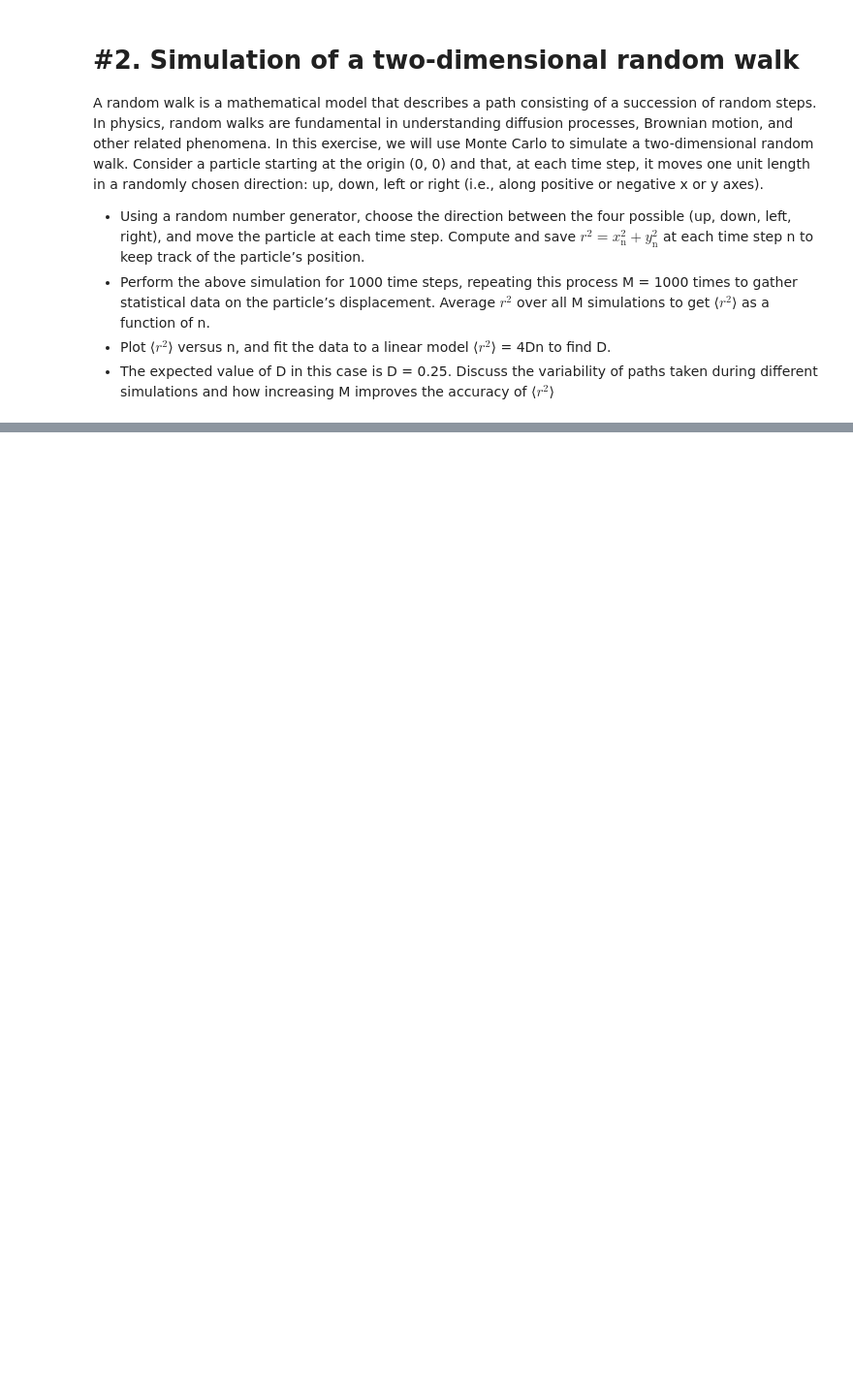
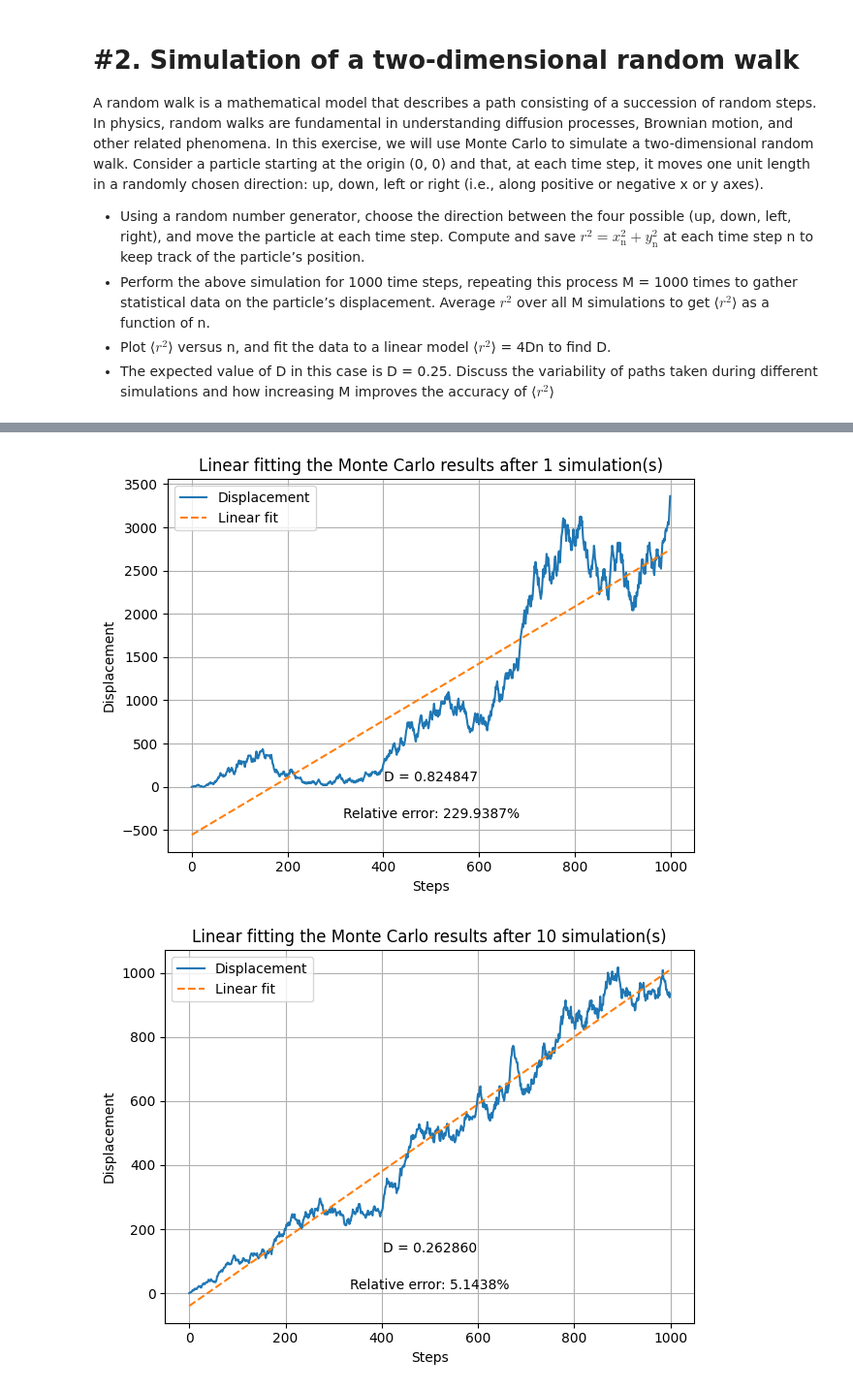
Before and after one commit to ersijo1/school, a Jupyter notebook: projects/assignment2_simon.ipynb, the cells around one changed output, grey strips where cells are left out. Shown at 97% size. Cells and saved outputs as stored; diff of their text form; code cells hidden in the pictures; blank space fills up the shorter version.

```diff
--- a/projects/assignment2_simon.ipynb
+++ b/projects/assignment2_simon.ipynb
@@ -112,0 +104,17 @@ The diffusion constant from the simulation is $D = 0.24831196899796906$, with a
+# %%
+def calc_D(no_of_sims):
+    # Check displacement and calculate D
+    steps = np.array(range(step_cnt))
+    displacements = np.zeros(step_cnt) #initialize displacements array
+    coeffs = check_displacement(steps, displacements, no_of_sims) #[slope, constant]
+    D = coeffs[0] / 4 #since 4*D is the slope of <r^2> = 4*D*n
+    rel_error = abs((D - expected) / expected) * 100
+    plt.text(0.5, 0.1, f"Relative error: {rel_error:.4f}%", horizontalalignment='center', verticalalignment='center', transform=plt.gca().transAxes)
+    plt.text(0.5, 0.2, f"D = {(coeffs[0]/4):4f}", horizontalalignment='center', verticalalignment='center', transform=plt.gca().transAxes)
+
+for i in range(5): #Check accuracy with increasing number of simulations, from 1 to 10 000
+    plt.figure(i)
+    calc_D(10**(i))
+# %% [output]
+[figure, added]
+[figure, added]
```
Also changed, not shown: parts of 8 cells of this notebook.
